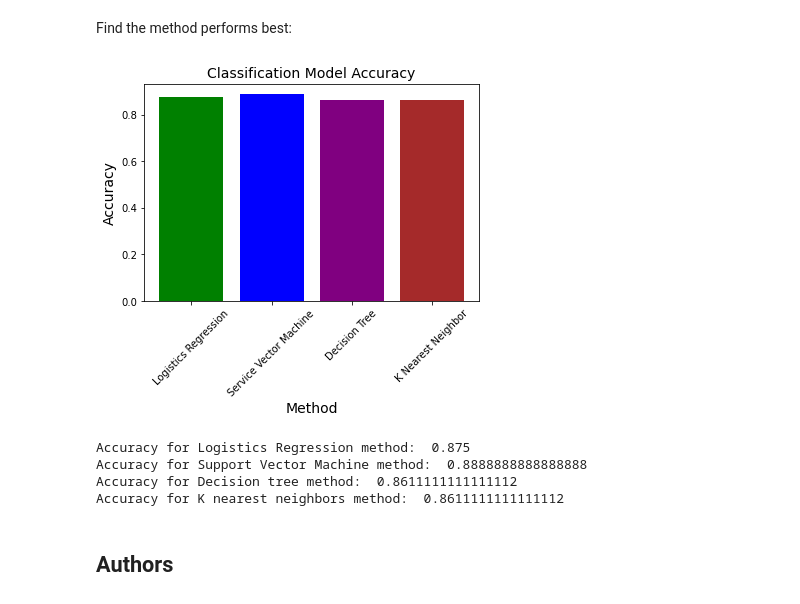
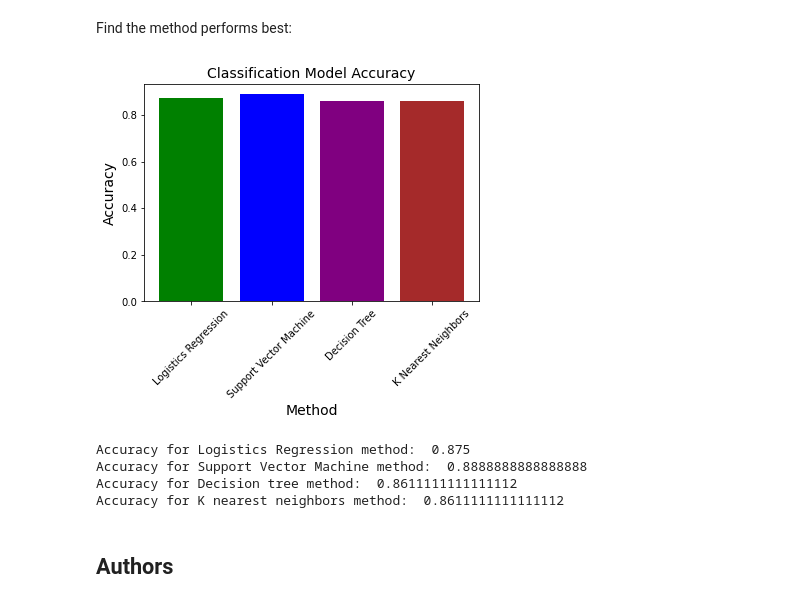
Before and after one commit to J-JLegault/SpaceX-Falcon-9-Landing-Predictions, a Jupyter notebook: 7 - SpaceX_Machine_Learning_Prediction.ipynb, the cells around one changed output. Saved outputs shown, nothing was run; the diff lists cells and outputs as text; code cells hidden in the pictures.

```diff
--- a/7 - SpaceX_Machine_Learning_Prediction.ipynb
+++ b/7 - SpaceX_Machine_Learning_Prediction.ipynb
@@ -393,31 +393,31 @@ Find the method performs best:
 # %%
 # Display built classification models in a bar chart
 # --------------------------------------------------
 Method = ['Logistics Regression',
-          'Service Vector Machine',
+          'Support Vector Machine',
           'Decision Tree',
-          'K Nearest Neighbor']
+          'K Nearest Neighbors']
 
 Accuracy = [logreg_cv.score(X_train, Y_train),
             svm_cv.score(X_train, Y_train),
             tree_cv.score(X_train, Y_train),
             knn_cv.score(X_train, Y_train)]
 
 New_Colors = ['green','blue','purple','brown']
 
 plt.bar(Method, Accuracy, color = New_Colors)
 plt.title('Classification Model Accuracy', fontsize = 14)
 plt.xlabel('Method', fontsize = 14)
 plt.ylabel('Accuracy', fontsize = 14)
 plt.xticks(rotation = 45)
 plt.show()
 
 print('Accuracy for Logistics Regression method: ', logreg_cv.score(X_train, Y_train))
 print('Accuracy for Support Vector Machine method: ', svm_cv.score(X_train, Y_train))
 print('Accuracy for Decision tree method: ', tree_cv.score(X_train, Y_train))
 print('Accuracy for K nearest neighbors method: ', knn_cv.score(X_train, Y_train))
 # %% [output]
-[figure, old version]
+[figure, new version]
 Accuracy for Logistics Regression method:  0.875
 Accuracy for Support Vector Machine method:  0.8888888888888888
 Accuracy for Decision tree method:  0.8611111111111112
```
